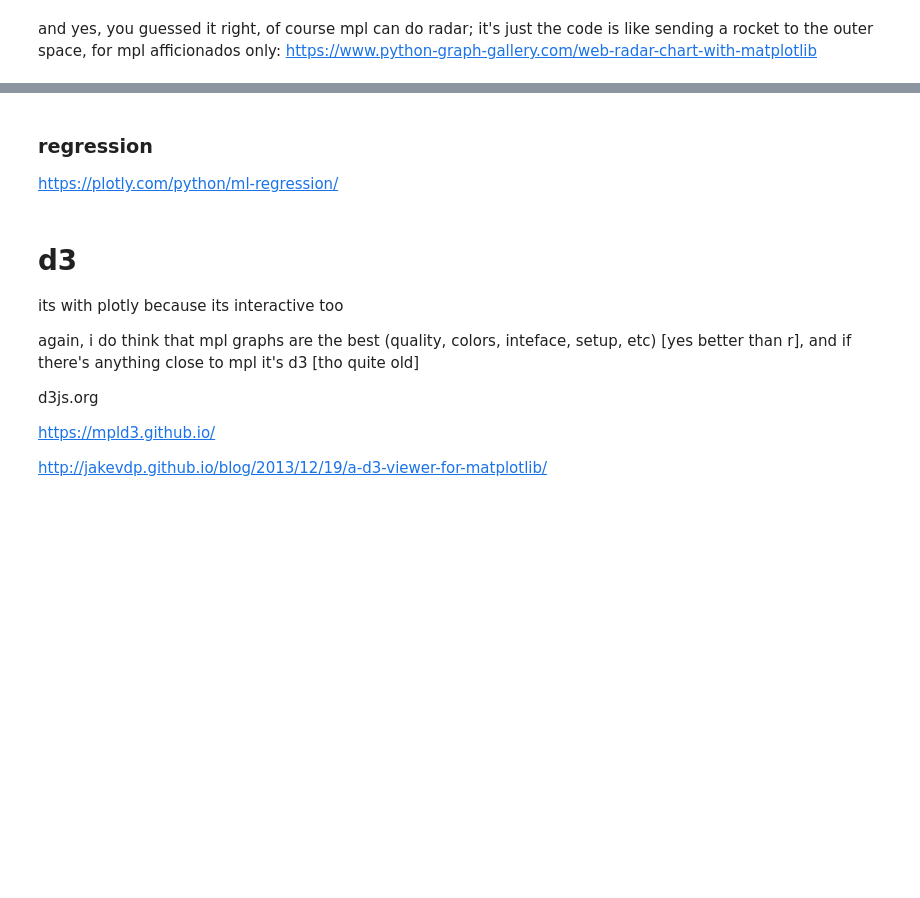
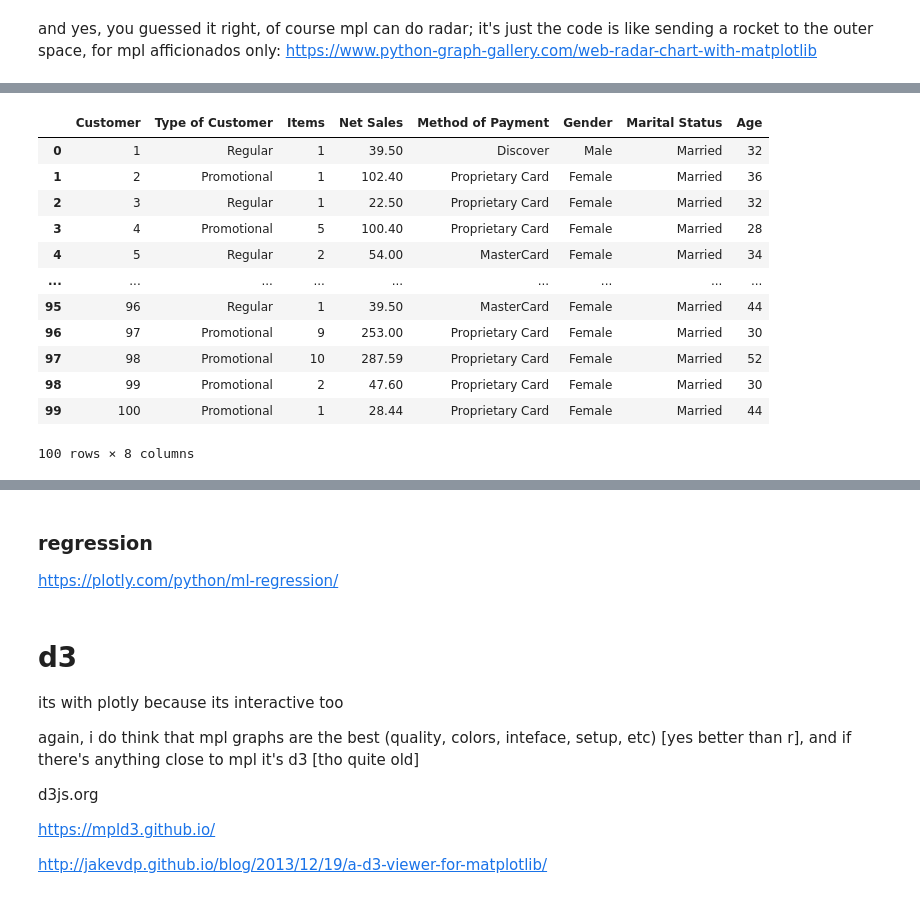
Before and after one commit to theaok/vis, a Jupyter notebook: plotly.ipynb, the cells around one changed output, grey strips where cells are left out. Cells and saved outputs as stored; diff of their text form; code cells hidden in the pictures; blank space fills up the shorter version.

```diff
--- a/plotly.ipynb
+++ b/plotly.ipynb
@@ -102,0 +147,19 @@ https://www.python-graph-gallery.com/web-radar-chart-with-matplotlib
+# %%
+#sankey real world example https://lifewithdata.com/2022/08/29/how-to-create-a-sankey-diagram-in-plotly-python
+#want to link cc with gender with marital status
+df = pd.read_csv('https://raw.githubusercontent.com/theaok/vis/main/clothing_store_sales.csv')
+df
+# %% [output]
+|  | Customer | Type of Customer | Items | Net Sales | Method of Payment | Gender | Marital Status | Age |
+| 0 | 1 | Regular | 1 | 39.50 | Discover | Male | Married | 32 |
+| 1 | 2 | Promotional | 1 | 102.40 | Proprietary Card | Female | Married | 36 |
+| 2 | 3 | Regular | 1 | 22.50 | Proprietary Card | Female | Married | 32 |
+| 3 | 4 | Promotional | 5 | 100.40 | Proprietary Card | Female | Married | 28 |
+| 4 | 5 | Regular | 2 | 54.00 | MasterCard | Female | Married | 34 |
+| ... | ... | ... | ... | ... | ... | ... | ... | ... |
+| 95 | 96 | Regular | 1 | 39.50 | MasterCard | Female | Married | 44 |
+| 96 | 97 | Promotional | 9 | 253.00 | Proprietary Card | Female | Married | 30 |
+| 97 | 98 | Promotional | 10 | 287.59 | Proprietary Card | Female | Married | 52 |
+| 98 | 99 | Promotional | 2 | 47.60 | Proprietary Card | Female | Married | 30 |
+| 99 | 100 | Promotional | 1 | 28.44 | Proprietary Card | Female | Married | 44 |
+100 rows × 8 columns
```
Also changed, not shown: parts of 11 cells of this notebook.
